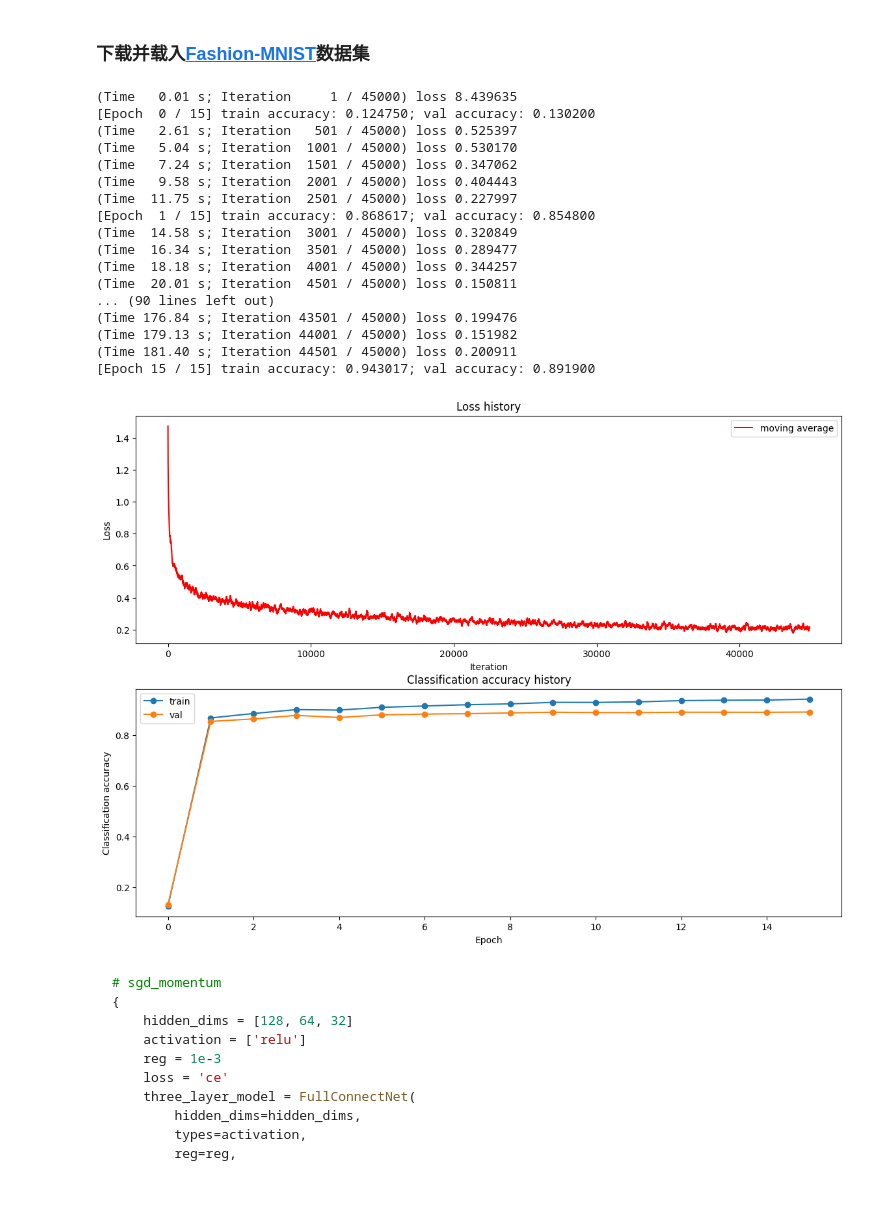
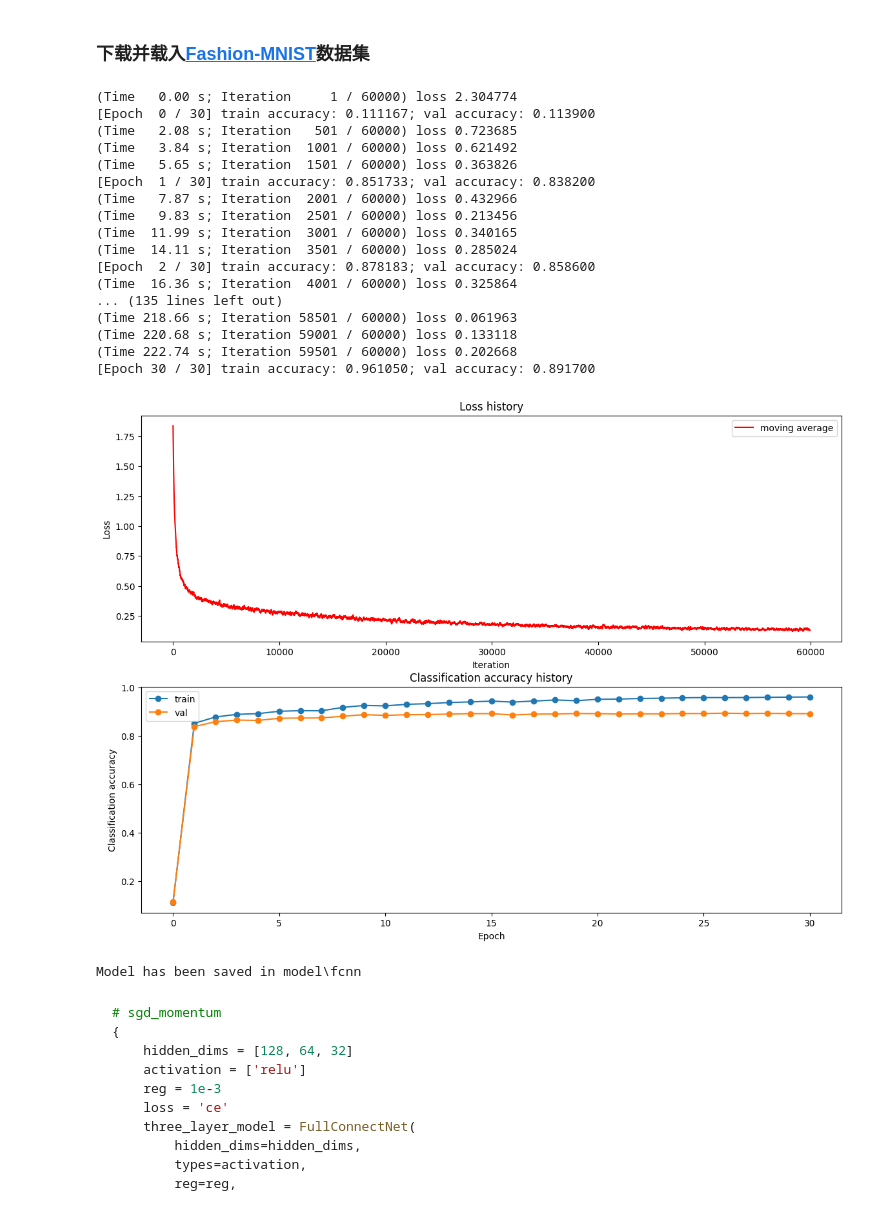
Before and after one commit to mango7789/Computer-Vision-DATA130051, a Jupyter notebook: 作业一/main.ipynb, the cells around one changed output. Drawn from its saved outputs; the diff is of its cells as text; code cells hidden in the pictures.

````diff
--- a/作业一/main.ipynb
+++ b/作业一/main.ipynb
@@ -39,7 +39,6 @@ def train_with_params(
         hidden_dims,
         types,
         reg,
-        loss,
         update_rule,
         optim_config,
         lr_decay,
@@ -52,7 +51,6 @@ def train_with_params(
         hidden_dims=hidden_dims,
         types=types,
         reg=reg,
-        loss=loss
     )
 
     three_layer_net = Solver(
@@ -71,74 +69,57 @@ def train_with_params(
 
     plot_stats_single(three_layer_net)
     return three_layer_net
-    # import matplotlib.pyplot as plt
-
-    # plt.subplot(2, 1, 1)
-    # plt.title('Training loss')
-    # plt.plot(three_layer_net.loss_hist, 'o')
-    # plt.xlabel('Iteration')
-
-    # plt.subplot(2, 1, 2)
-    # plt.title('Accuracy')
-    # plt.plot(three_layer_net.train_acc_hist, '-o', label='train')
-    # plt.plot(three_layer_net.val_acc_hist, '-o', label='val')
-    # plt.plot([0.5] * len(three_layer_net.val_acc_hist), 'k--')
-    # plt.xlabel('Epoch')
-    # plt.legend(loc='lower right')
-    # plt.gcf().set_size_inches(15, 10)
-    # plt.show()
 # %%
 np.random.seed(419)
 
 hidden_dims = [128, 64]
 activation = ['relu', 'tanh']
 reg = 1e-3
-loss = 'ce'
 
 update_rule = 'sgd'
 optim_config = {
     'learning_rate': 5e-3
 }
 lr_decay=0.9
 batch_size=64
 print_iter=500
-iters=45000
-epochs=15
+iters=60000
+epochs=30
 
 nn = train_with_params(
         hidden_dims=hidden_dims,
         types=activation,
         reg=reg,
-        loss=loss,
         update_rule=update_rule,
         optim_config=optim_config,
         lr_decay=lr_decay,
         batch_size=batch_size,
         iters=iters,
         epochs=epochs
     )
 
-model_path = './model/fcnn.npy'
+model_path = 'fcnn'
 nn.save(model_path)
 # %% [output]
-(Time   0.01 s; Iteration     1 / 45000) loss 8.439635
-[Epoch  0 / 15] train accuracy: 0.124750; val accuracy: 0.130200
-(Time   2.61 s; Iteration   501 / 45000) loss 0.525397
-(Time   5.04 s; Iteration  1001 / 45000) loss 0.530170
-(Time   7.24 s; Iteration  1501 / 45000) loss 0.347062
-(Time   9.58 s; Iteration  2001 / 45000) loss 0.404443
-(Time  11.75 s; Iteration  2501 / 45000) loss 0.227997
-[Epoch  1 / 15] train accuracy: 0.868617; val accuracy: 0.854800
-(Time  14.58 s; Iteration  3001 / 45000) loss 0.320849
-(Time  16.34 s; Iteration  3501 / 45000) loss 0.289477
-(Time  18.18 s; Iteration  4001 / 45000) loss 0.344257
-(Time  20.01 s; Iteration  4501 / 45000) loss 0.150811
-... (90 lines left out)
-(Time 176.84 s; Iteration 43501 / 45000) loss 0.199476
-(Time 179.13 s; Iteration 44001 / 45000) loss 0.151982
-(Time 181.40 s; Iteration 44501 / 45000) loss 0.200911
-[Epoch 15 / 15] train accuracy: 0.943017; val accuracy: 0.891900
+(Time   0.00 s; Iteration     1 / 60000) loss 2.304774
+[Epoch  0 / 30] train accuracy: 0.111167; val accuracy: 0.113900
+(Time   2.08 s; Iteration   501 / 60000) loss 0.723685
+(Time   3.84 s; Iteration  1001 / 60000) loss 0.621492
+(Time   5.65 s; Iteration  1501 / 60000) loss 0.363826
+[Epoch  1 / 30] train accuracy: 0.851733; val accuracy: 0.838200
+(Time   7.87 s; Iteration  2001 / 60000) loss 0.432966
+(Time   9.83 s; Iteration  2501 / 60000) loss 0.213456
+(Time  11.99 s; Iteration  3001 / 60000) loss 0.340165
+(Time  14.11 s; Iteration  3501 / 60000) loss 0.285024
+[Epoch  2 / 30] train accuracy: 0.878183; val accuracy: 0.858600
+(Time  16.36 s; Iteration  4001 / 60000) loss 0.325864
+... (135 lines left out)
+(Time 218.66 s; Iteration 58501 / 60000) loss 0.061963
+(Time 220.68 s; Iteration 59001 / 60000) loss 0.133118
+(Time 222.74 s; Iteration 59501 / 60000) loss 0.202668
+[Epoch 30 / 30] train accuracy: 0.961050; val accuracy: 0.891700
-[figure, old version]
+[figure, new version]
+Model has been saved in model\fcnn
 # %% [markdown]
 ```python
 # sgd_momentum
````
Also changed, not shown: parts of 1 cell of this notebook, 5 other files.
